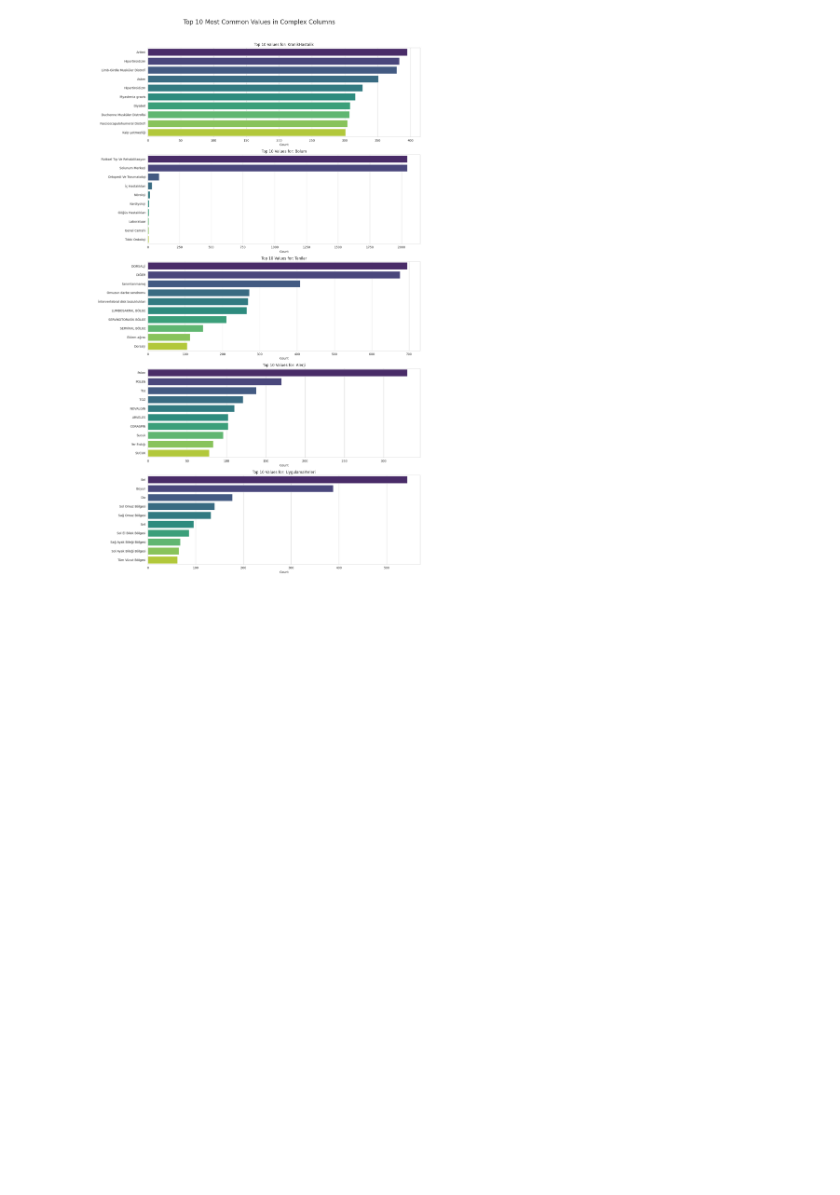
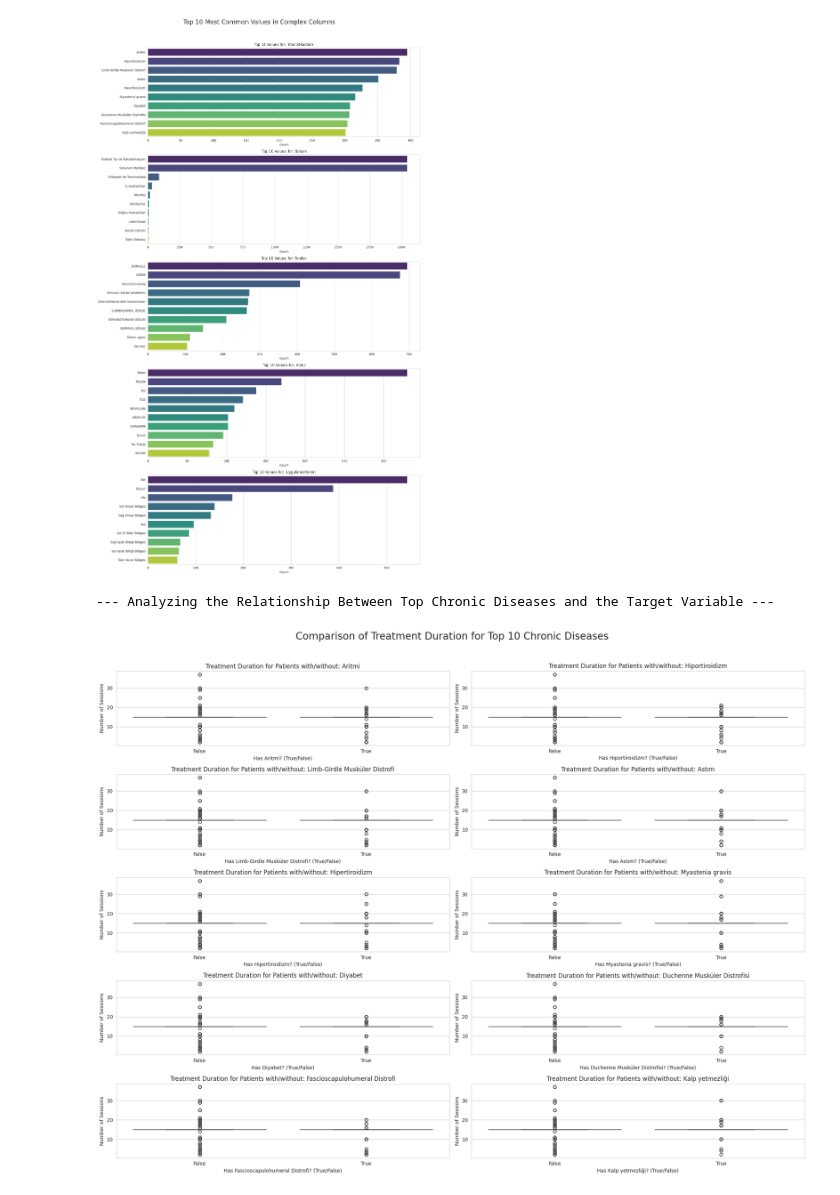
Before and after one commit to BerivanAyaz/Pusula_Berivan_Ayaz, a Jupyter notebook: Pusula_Case_Study.ipynb, the cells around one changed output. Drawn from its saved outputs; the diff is of its cells as text; code cells hidden in the pictures; blank space fills up the shorter version.

Commit message:
Phase 1: EDA - Bivariate analysis of complex features vs. target

```diff
--- a/Pusula_Case_Study.ipynb
+++ b/Pusula_Case_Study.ipynb
@@ -221,3 +221,42 @@ Passing `palette` without assigning `hue` is deprecated and will be removed in v
 
   sns.barplot(x=top_values.values, y=top_values.index, palette='viridis')
 [figure]
+# %%
+### **Investigation of the Relationship Between Complex Features and Target Variables**
+
+print("--- Analyzing the Relationship Between Top Chronic Diseases and the Target Variable ---")
+
+df_analysis = df.copy()
+df_analysis['TedaviSuresi_Clean'] = df['TedaviSuresi'].str.replace(' Seans', '').astype(int)
+
+# --- Finding the Top 5-10 Most Common Chronic Diseases ---
+try:
+    top_10_diseases = df_analysis['KronikHastalik'].dropna().str.split(r',\s*').explode().str.strip().value_counts().nlargest(10).index.tolist()
+except Exception as e:
+    print(f"Could not process KronikHastalik, it might be all null. Error: {e}")
+    top_10_diseases = []
+
+# --- Creating plots to compare treatment duration for patients with and without these top diseases ---
+if top_10_diseases:
+    plt.figure(figsize=(20, 15))
+    plt.suptitle('Comparison of Treatment Duration for Top 10 Chronic Diseases', fontsize=20, y=1.02)
+
+    for i, disease in enumerate(top_10_diseases):
+        plt.subplot(5, 2, i + 1)
+
+        # Creating a temporary column that is True if the patient has the disease, False otherwise
+        df_analysis['has_disease'] = df_analysis['KronikHastalik'].dropna().str.contains(disease, na=False)
+
+        # Creating the boxplot
+        sns.boxplot(x='has_disease', y='TedaviSuresi_Clean', data=df_analysis)
+        plt.title(f'Treatment Duration for Patients with/without: {disease}')
+        plt.xlabel(f'Has {disease}? (True/False)')
+        plt.ylabel('Number of Sessions')
+
+    plt.tight_layout()
+    plt.show()
+else:
+    print("No chronic diseases found to analyze.")
+# %% [output]
+--- Analyzing the Relationship Between Top Chronic Diseases and the Target Variable ---
+[figure, added]
```
